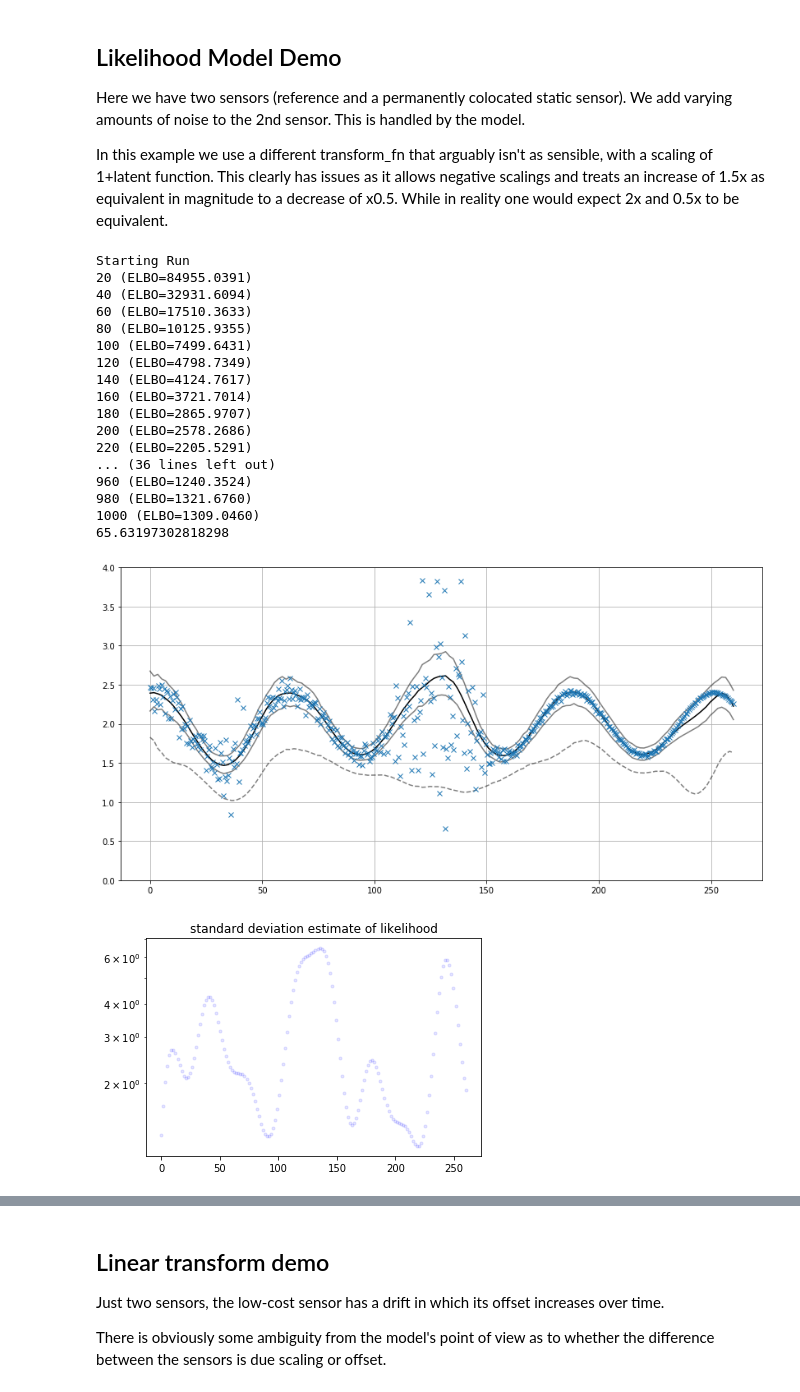
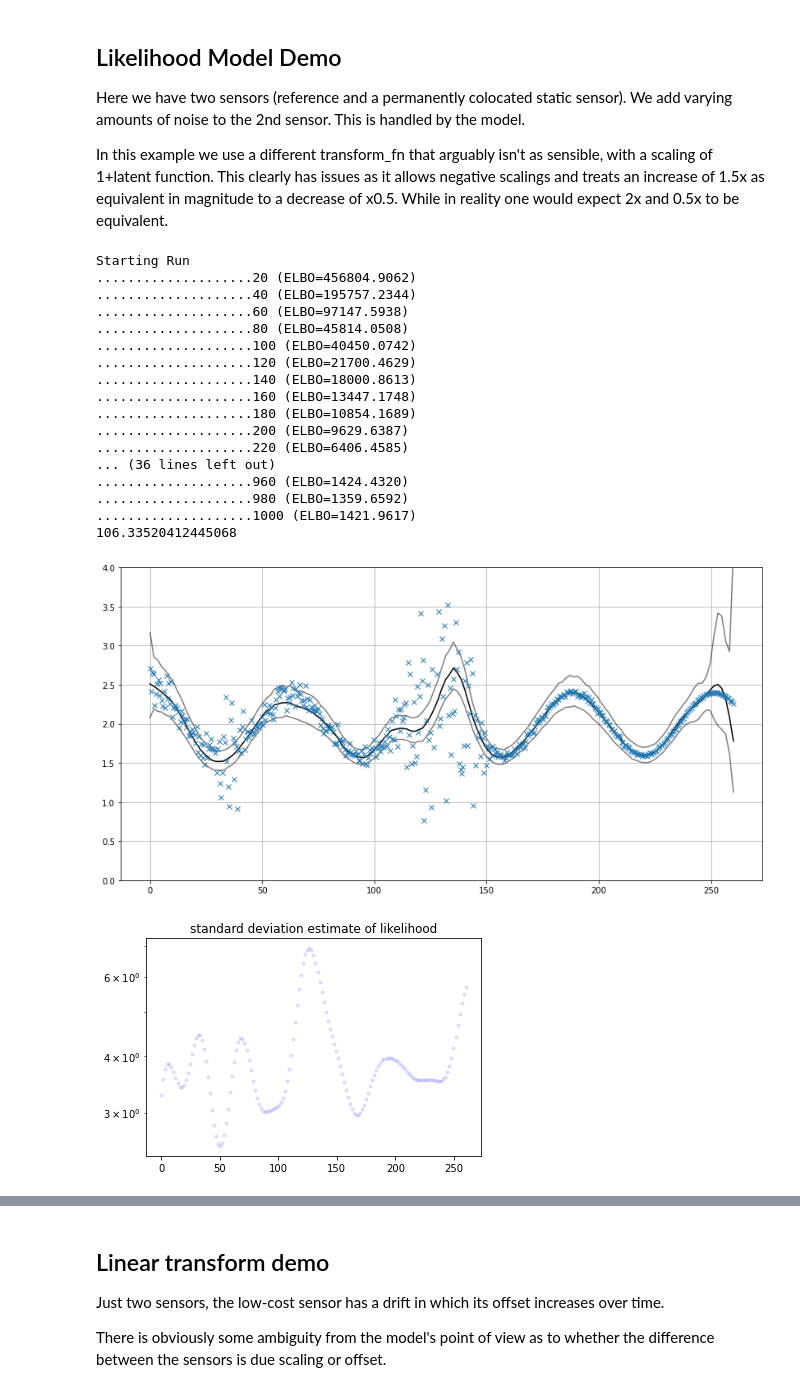
Before and after one commit to airqo-platform/calibration, a Jupyter notebook: jupyter/Demo.ipynb, the cells around one changed output, grey strips where cells are left out. Cells and saved outputs as stored; diff of their text form; code cells hidden in the pictures.

```diff
--- a/jupyter/Demo.ipynb
+++ b/jupyter/Demo.ipynb
@@ -19,9 +25,10 @@ Z = np.linspace(0,20,5)[:,None]
 # %%
-def transform_fn(samps,Y):
+def transform_fn(samps,Y,sideY):
     return Y*tf.exp(samps[:,:,0:1])
 
 k = gpflow.kernels.RBF(1,15)+gpflow.kernels.Bias(1)
-cs = CalibrationSystem(X, Y, Z, refsensor, 1, transform_fn, k,likelihoodstd=0.01,lr=0.05,minibatchsize=20)
+kernelindices = [[0]*len(refsensor)]*1
+cs = CalibrationSystem(X, Y, Z, refsensor, 1, transform_fn, [k],kernelindices,likelihoodstd=0.01,lr=0.05,minibatchsize=20)
 #cs = CalibrationSystemNoMiniBatch(X, Y, Z, refsensor, 1, transform_fn, k,likelihoodstd=0.01,lr=0.05)
 import time
 st = time.time()
@@ -56,7 +65,7 @@ for si,refs in enumerate(refsensor):
     for ci in range(C):
         tempX = np.c_[x,np.ones_like(x)*si,np.full_like(x,ci)]
         testX = np.r_[testX,tempX]#.astype(int)
-    testsm = SparseModel(testX,cs.Z,C,Kernel(k))
+    testsm = SparseModel(testX,cs.Z,C,cs.k)
     qf_mu,qf_cov = testsm.get_qf(cs.mu,cs.scale)
     samps = testsm.get_samples_one_sensor(cs.mu,cs.scale)
 
@@ -90,70 +99,75 @@ Y[:,1]+=np.random.randn(N)*np.linspace(3,0,N)
 refsensor = np.array([1,0])
 Z = np.linspace(0,260,50)[:,None]
 # %%
-def transform_fn(samps,Y):
+def transform_fn(samps,Y,sideY):
     return Y*(1+samps[:,:,0:1])
 # %%
 k = gpflow.kernels.RBF(100,20)+gpflow.kernels.Bias(100)
+kernelindices = [[0]*len(refsensor)]*1
+
 klike = gpflow.kernels.RBF(100,20)+gpflow.kernels.Bias(100)
-cs = CalibrationSystem(X, Y, Z, refsensor, 1, transform_fn, k, likemodel='distribution',gpflowkernellike=klike,likelihoodstd=0.5,minibatchsize=120)
+
+
+
+cs = CalibrationSystem(X, Y, Z, refsensor, 1, transform_fn, [k], kernelindices, likemodel='distribution',gpflowkernellike=klike,likelihoodstd=0.5,minibatchsize=120)
 import time
 before = time.time()
 elbo_record = cs.run(1000)
 print(time.time()-before)
 # %% [output]
 Starting Run
-20 (ELBO=84955.0391)
-40 (ELBO=32931.6094)
-60 (ELBO=17510.3633)
-80 (ELBO=10125.9355)
-100 (ELBO=7499.6431)
-120 (ELBO=4798.7349)
-140 (ELBO=4124.7617)
-160 (ELBO=3721.7014)
-180 (ELBO=2865.9707)
-200 (ELBO=2578.2686)
-220 (ELBO=2205.5291)
+....................20 (ELBO=456804.9062)
+....................40 (ELBO=195757.2344)
+....................60 (ELBO=97147.5938)
+....................80 (ELBO=45814.0508)
+....................100 (ELBO=40450.0742)
+....................120 (ELBO=21700.4629)
+....................140 (ELBO=18000.8613)
+....................160 (ELBO=13447.1748)
+....................180 (ELBO=10854.1689)
+....................200 (ELBO=9629.6387)
+....................220 (ELBO=6406.4585)
 ... (36 lines left out)
-960 (ELBO=1240.3524)
-980 (ELBO=1321.6760)
-1000 (ELBO=1309.0460)
-65.63197302818298
+....................960 (ELBO=1424.4320)
+....................980 (ELBO=1359.6592)
+....................1000 (ELBO=1421.9617)
+106.33520412445068
 # %%
 #build test matrix
 C = 1
 for si,refs in enumerate(refsensor):
     if refs: continue
     x = np.linspace(0,260,151)
     testX = np.zeros([0,3])
     for ci in range(C):
         tempX = np.c_[x,np.ones_like(x)*si,np.full_like(x,ci)]
         testX = np.r_[testX,tempX]#.astype(int)
-    testsm = SparseModel(testX,cs.Z,C,Kernel(k))
+    testsm = SparseModel(testX,cs.Z,C,cs.k)
     qf_mu,qf_cov = testsm.get_qf(cs.mu,cs.scale)
     if cs.mulike is not None:
         qf_mulike,qf_covlike = testsm.get_qf(cs.mulike,cs.scalelike)
         sampslike = testsm.get_samples_one_sensor(cs.mulike,cs.scalelike)
     samps = testsm.get_samples_one_sensor(cs.mu,cs.scale)
 
     plt.figure(figsize=[14,7])
     plt.plot(x,1/(1+qf_mu[:151,0]),'k-')
 
-    plt.plot(x,1/(1+(qf_mu[:151,0]+2*np.sqrt(np.diag(qf_cov)[:151]))+2*np.sqrt(np.exp(qf_mulike[:151,0]))/np.mean(Y[:,0])),'k--',alpha=0.5)
+    #plt.plot(x,1/(1+(qf_mu[:151,0]+2*np.sqrt(np.diag(qf_cov)[:151]))+2*np.sqrt(np.exp(qf_mulike[:151,0]))/np.mean(Y[:,0])),'k--',alpha=0.5)
     plt.plot(x,1/(1+(qf_mu[:151,0]-2*np.sqrt(np.diag(qf_cov)[:151]))),'k-',alpha=0.5)
     plt.plot(x,1/(1+(qf_mu[:151,0]+2*np.sqrt(np.diag(qf_cov)[:151]))),'k-',alpha=0.5)
 
     plt.plot(X[:,0],Y[:,1]/Y[:,0],'x')
     plt.ylim([0,4])
     plt.grid()
 # %% [output]
-[figure, old version]
+[figure, new version]
 # %%
 plt.title('standard deviation estimate of likelihood')
 plt.plot(x,np.sqrt(np.exp(sampslike[:,:,0].numpy().T)),'b.',alpha=0.1);
 plt.gca().set_yscale('log')
 #plt.ylim([1e-3,1])
 # %% [output]
-[figure, old version]
+[figure, new version]
 # %%
 plt.plot(qf_mulike.numpy())
 # %% [output]
```
Also changed, not shown: parts of 13 cells of this notebook, 3 other files.
